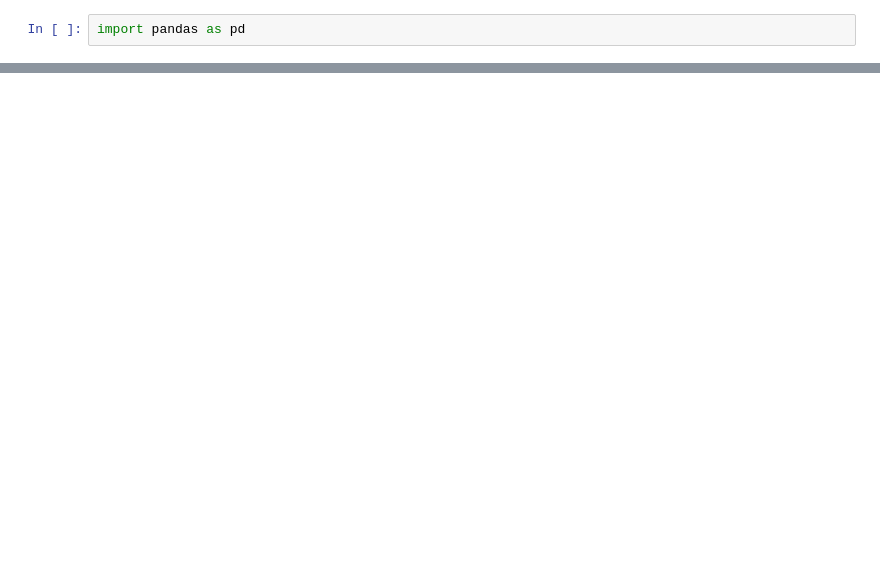
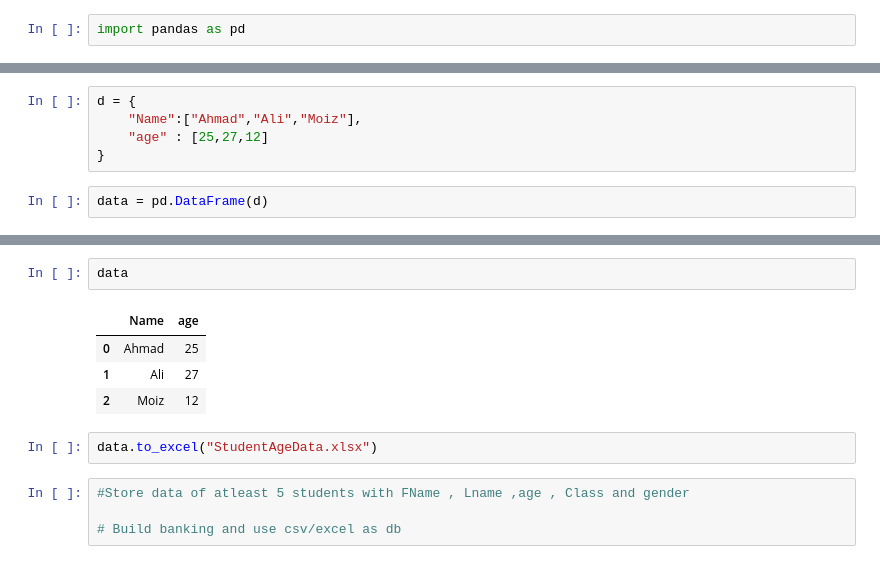
Before and after one commit to Ahmadhumayoun/DataAnalysisClassJune2026, a Jupyter notebook: pandasIntro.ipynb, the cells around one changed output, grey strips where cells are left out. Drawn from its saved outputs; the diff is of its cells as text; blank space fills up the shorter version.

```diff
--- a/pandasIntro.ipynb
+++ b/pandasIntro.ipynb
@@ -24,0 +48,7 @@ df
+# %%
+d = {
+    "Name":["Ahmad","Ali","Moiz"],
+    "age" : [25,27,12]
+}
+# %%
+data = pd.DataFrame(d)
@@ -24,0 +66,13 @@ df
+# %%
+data
+# %% [output]
+|  | Name | age |
+| 0 | Ahmad | 25 |
+| 1 | Ali | 27 |
+| 2 | Moiz | 12 |
+# %%
+data.to_excel("StudentAgeData.xlsx")
+# %%
+#Store data of atleast 5 students with FName , Lname ,age , Class and gender
+
+# Build banking and use csv/excel as db
```
Also changed, not shown: parts of 8 cells of this notebook, 3 other files.
